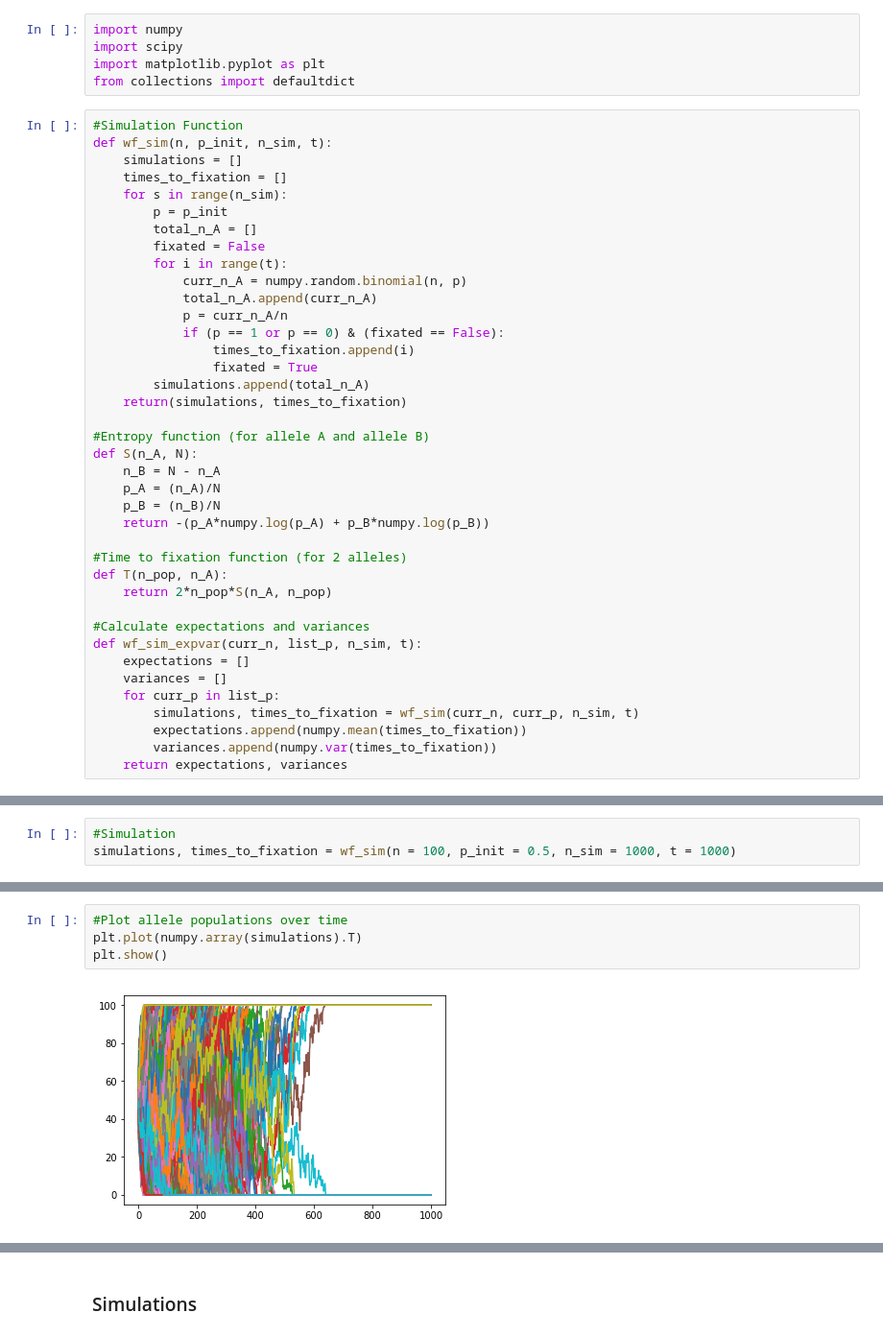
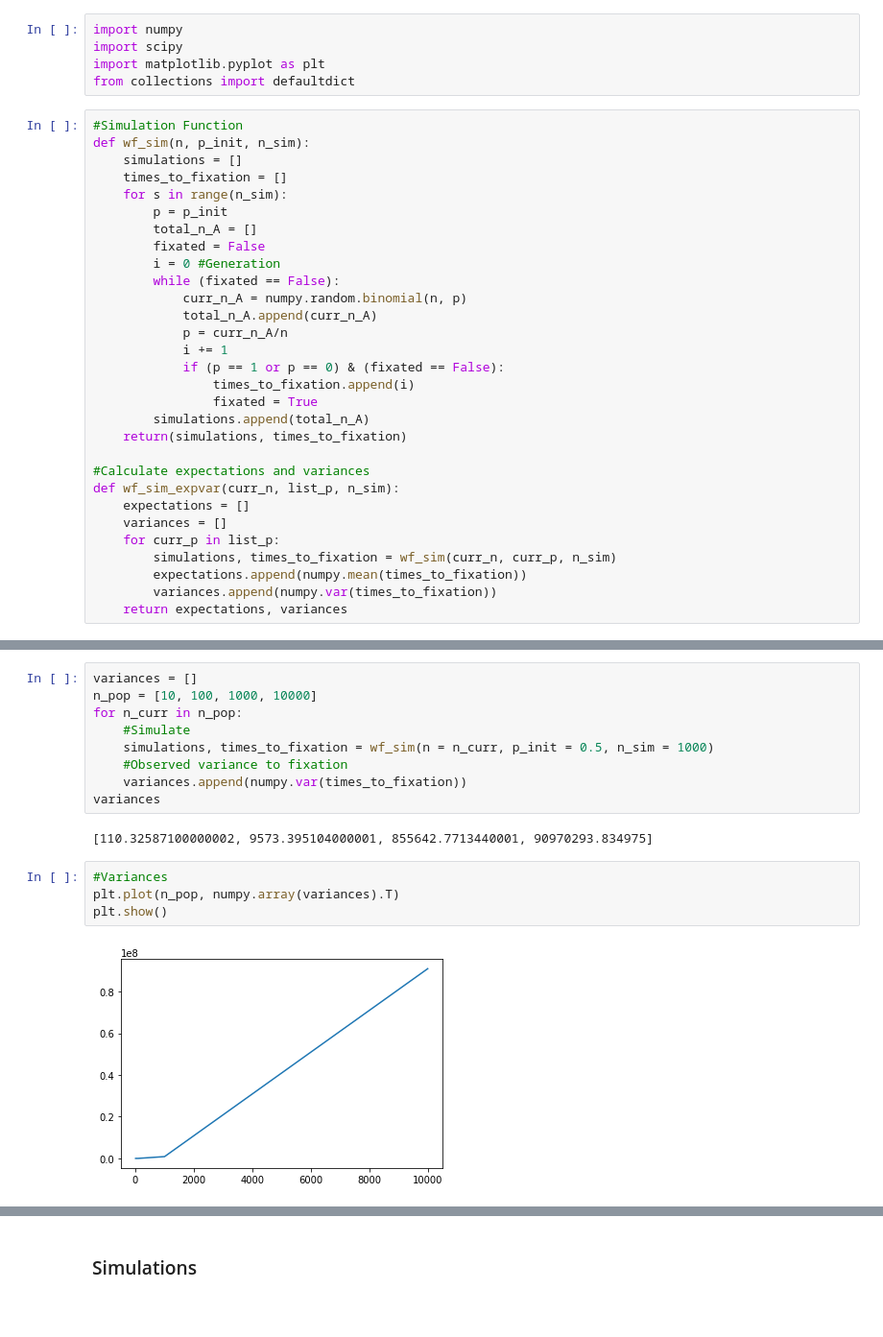
Before and after one commit to michellemli/BMIF201, a Jupyter notebook: PSET1/PSET1.ipynb, the cells around one changed output, grey strips where cells are left out. Shown at 96% size. Cells and saved outputs as stored; diff of their text form; blank space fills up the shorter version.

```diff
--- a/PSET1/PSET1.ipynb
+++ b/PSET1/PSET1.ipynb
@@ -16,40 +16,31 @@ import matplotlib.pyplot as plt
 from collections import defaultdict
 # %%
 #Simulation Function
-def wf_sim(n, p_init, n_sim, t):
+def wf_sim(n, p_init, n_sim):
     simulations = []
     times_to_fixation = []
     for s in range(n_sim):
         p = p_init
         total_n_A = []
         fixated = False
-        for i in range(t):
+        i = 0 #Generation
+        while (fixated == False):
             curr_n_A = numpy.random.binomial(n, p)
             total_n_A.append(curr_n_A)
             p = curr_n_A/n
+            i += 1
             if (p == 1 or p == 0) & (fixated == False):
                 times_to_fixation.append(i)
                 fixated = True
         simulations.append(total_n_A)
     return(simulations, times_to_fixation)
 
-#Entropy function (for allele A and allele B)
-def S(n_A, N):
-    n_B = N - n_A
-    p_A = (n_A)/N
-    p_B = (n_B)/N
-    return -(p_A*numpy.log(p_A) + p_B*numpy.log(p_B))
-
-#Time to fixation function (for 2 alleles)
-def T(n_pop, n_A):
-    return 2*n_pop*S(n_A, n_pop)
-
 #Calculate expectations and variances
-def wf_sim_expvar(curr_n, list_p, n_sim, t):
+def wf_sim_expvar(curr_n, list_p, n_sim):
     expectations = []
     variances = []
     for curr_p in list_p:
-        simulations, times_to_fixation = wf_sim(curr_n, curr_p, n_sim, t)
+        simulations, times_to_fixation = wf_sim(curr_n, curr_p, n_sim)
         expectations.append(numpy.mean(times_to_fixation))
         variances.append(numpy.var(times_to_fixation))
     return expectations, variances
@@ -59,3 +46,0 @@ To demonstrate my results for running $1000$ simulations for $1000$ generations,
-# %%
-#Simulation
-simulations, times_to_fixation = wf_sim(n = 100, p_init = 0.5, n_sim = 1000, t = 1000)
@@ -62,6 +49,17 @@ simulations, times_to_fixation = wf_sim(n = 100, p_init = 0.5, n_sim = 1000, t =
+# %%
+variances = []
+n_pop = [10, 100, 1000, 10000]
+for n_curr in n_pop:
+    #Simulate
+    simulations, times_to_fixation = wf_sim(n = n_curr, p_init = 0.5, n_sim = 1000)
+    #Observed variance to fixation
+    variances.append(numpy.var(times_to_fixation))
+variances
+# %% [output]
+[110.32587100000002, 9573.395104000001, 855642.7713440001, 90970293.834975]
 # %%
-#Plot allele populations over time
-plt.plot(numpy.array(simulations).T)
+#Variances
+plt.plot(n_pop, numpy.array(variances).T)
 plt.show()
 # %% [output]
-[figure, old version]
+[figure, new version]
```
Also changed, not shown: parts of 110 cells of this notebook, 2 other files.
